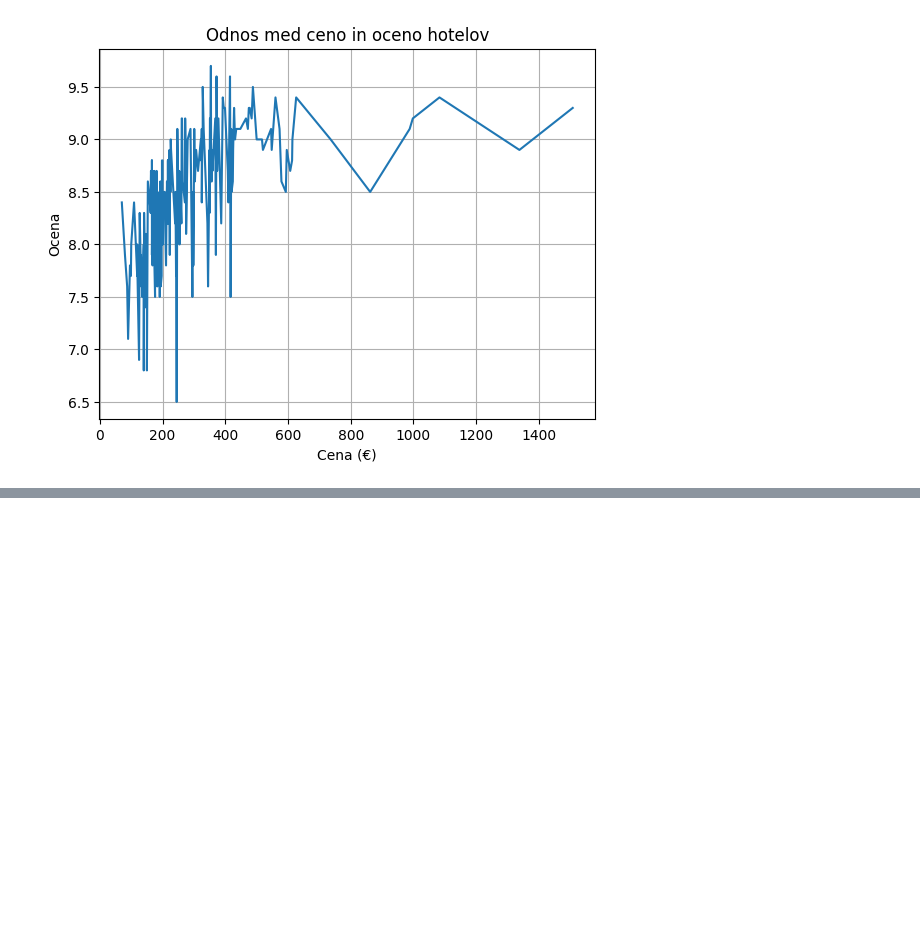
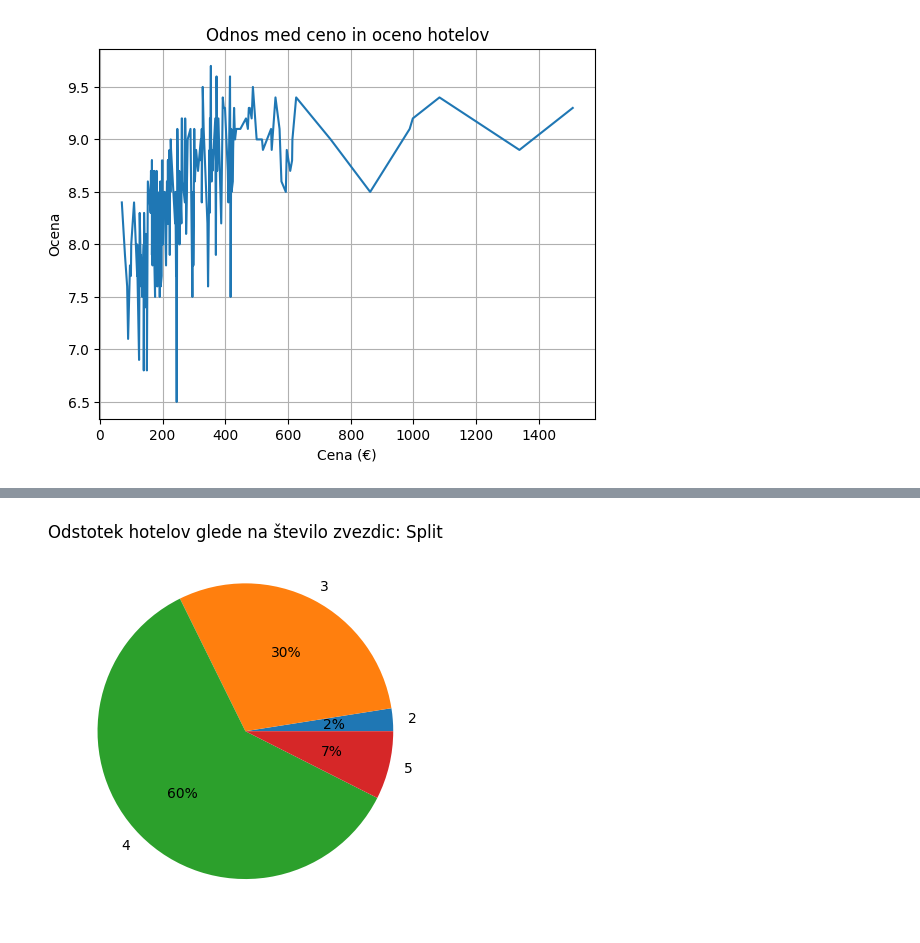
Before and after one commit to MiaCakarova/ProjektnaNaloga_AnalizaHotelovBooking, a Jupyter notebook: analiza_podatkov.ipynb, the cells around one changed output, grey strips where cells are left out. Drawn from its saved outputs; the diff is of its cells as text; code cells hidden in the pictures; blank space fills up the shorter version.

```diff
--- a/analiza_podatkov.ipynb
+++ b/analiza_podatkov.ipynb
@@ -259,0 +281,4 @@ Korelacijski koeficient znaša 0.5142611562700826, torej se v več primerih spla
+# %%
+tortni_diagram(split, 'Split')
+# %% [output]
+[figure, added]
```
Also changed, not shown: parts of 6 cells of this notebook.
